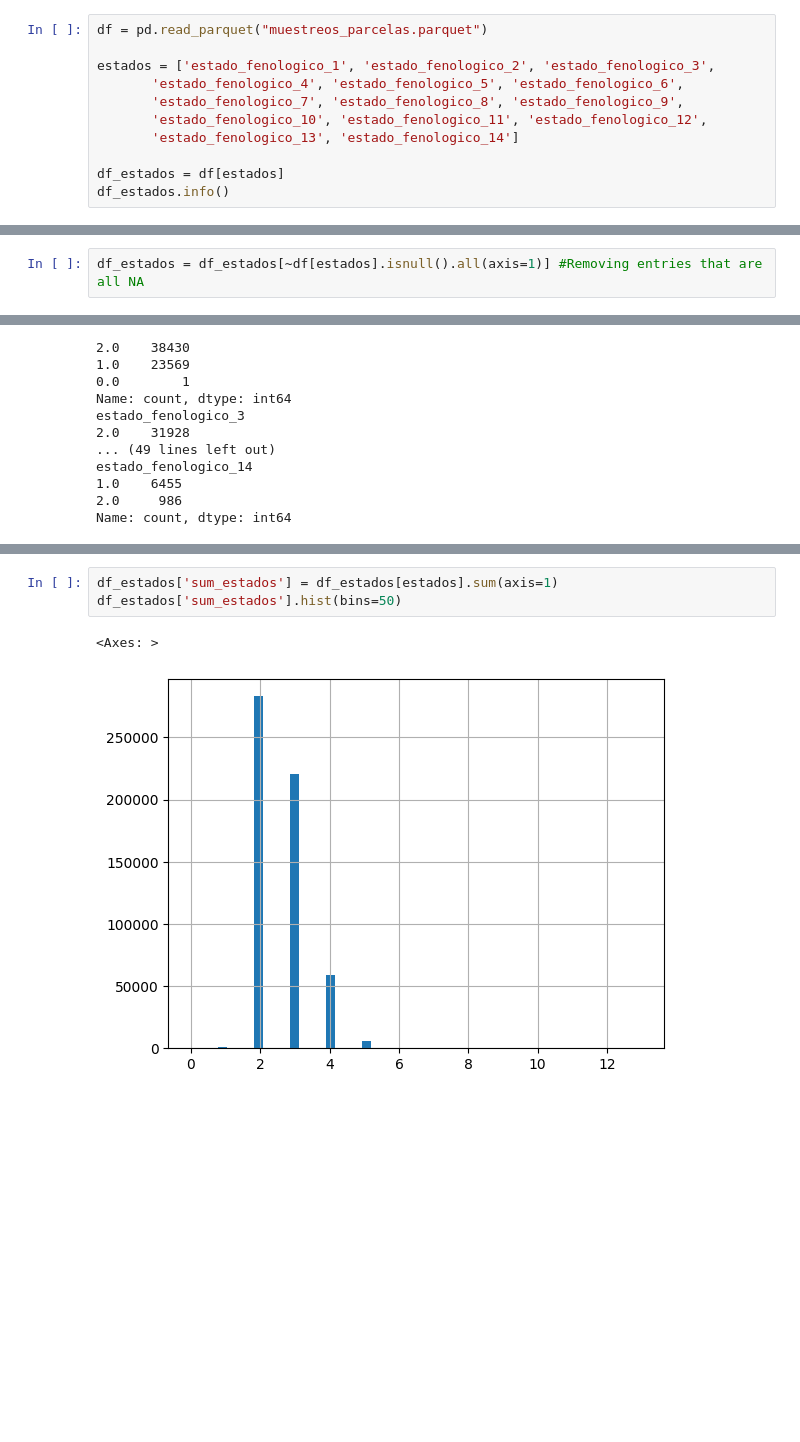
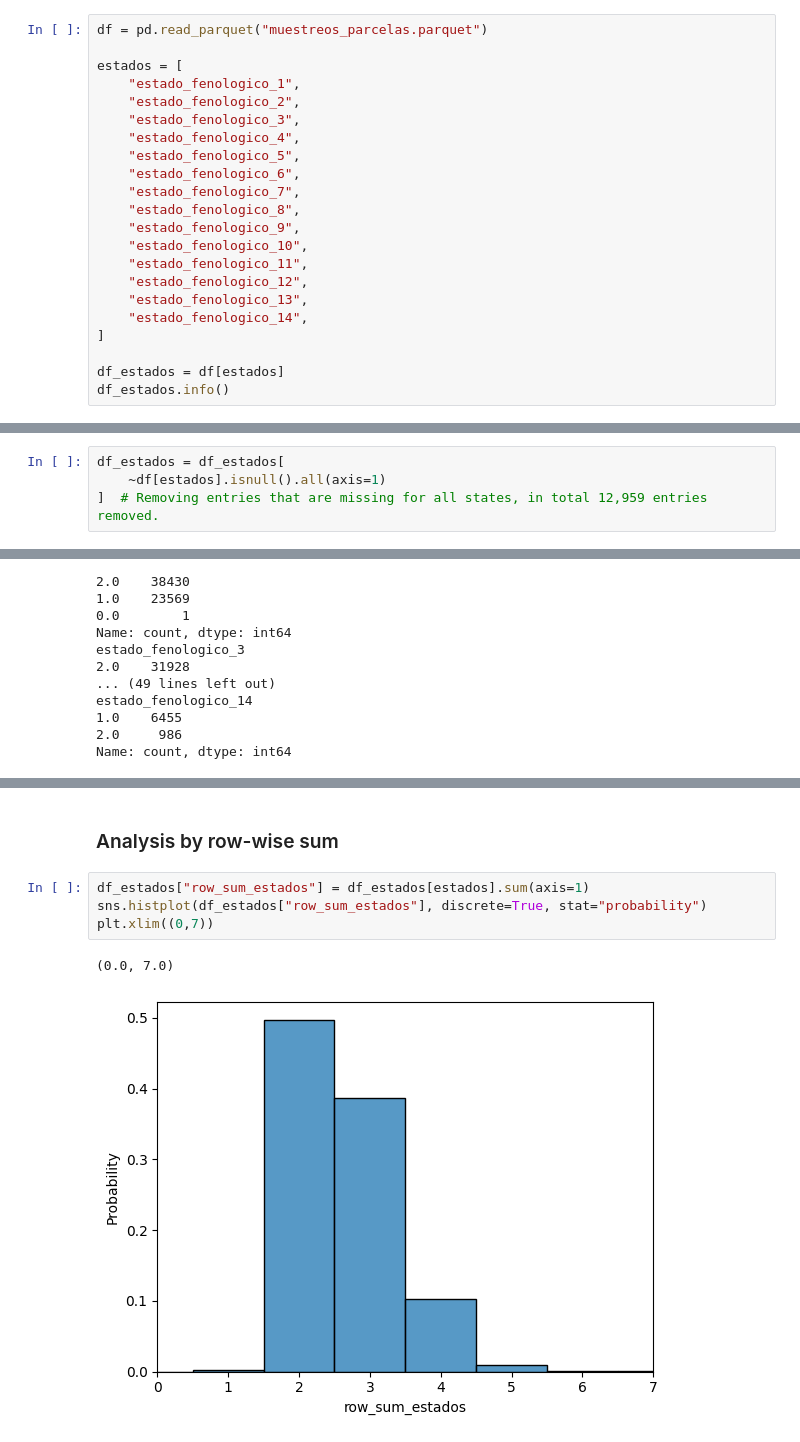
Before and after one commit to Zrive/zrive-ds-4q23-olive, a Jupyter notebook: src/EDA_Parcels/EDA_estados_fenologicos.ipynb, the cells around one changed output, grey strips where cells are left out. Cells and saved outputs as stored; diff of their text form; blank space fills up the shorter version.

Commit message:
New Changes EDA Estados Fenologicos

```diff
--- a/src/EDA_Parcels/EDA_estados_fenologicos.ipynb
+++ b/src/EDA_Parcels/EDA_estados_fenologicos.ipynb
@@ -8,11 +9,22 @@ pd.set_option('display.max_columns', 100)
 # %%
 df = pd.read_parquet("muestreos_parcelas.parquet")
 
-estados = ['estado_fenologico_1', 'estado_fenologico_2', 'estado_fenologico_3',
-       'estado_fenologico_4', 'estado_fenologico_5', 'estado_fenologico_6',
-       'estado_fenologico_7', 'estado_fenologico_8', 'estado_fenologico_9',
-       'estado_fenologico_10', 'estado_fenologico_11', 'estado_fenologico_12',
-       'estado_fenologico_13', 'estado_fenologico_14']
+estados = [
+    "estado_fenologico_1",
+    "estado_fenologico_2",
+    "estado_fenologico_3",
+    "estado_fenologico_4",
+    "estado_fenologico_5",
+    "estado_fenologico_6",
+    "estado_fenologico_7",
+    "estado_fenologico_8",
+    "estado_fenologico_9",
+    "estado_fenologico_10",
+    "estado_fenologico_11",
+    "estado_fenologico_12",
+    "estado_fenologico_13",
+    "estado_fenologico_14",
+]
 
 df_estados = df[estados]
 df_estados.info()
@@ -55,4 +67,6 @@ df_missing_values_estados.sort_values(by='Missing Percentage', ascending=False)
 | estado_fenologico_9 | 0.812301 |
 | estado_fenologico_10 | 0.581245 |
 # %%
-df_estados = df_estados[~df[estados].isnull().all(axis=1)] #Removing entries that are all NA
+df_estados = df_estados[
+    ~df[estados].isnull().all(axis=1)
+]  # Removing entries that are missing for all states, in total 12,959 entries removed.
@@ -128,6 +153,9 @@ Name: count, dtype: int64
+# %% [markdown]
+### Analysis by row-wise sum
 # %%
-df_estados['sum_estados'] = df_estados[estados].sum(axis=1)
-df_estados['sum_estados'].hist(bins=50)
+df_estados["row_sum_estados"] = df_estados[estados].sum(axis=1)
+sns.histplot(df_estados["row_sum_estados"], discrete=True, stat="probability")
+plt.xlim((0,7))
 # %% [output]
-<Axes: >
+(0.0, 7.0)
-[figure, old version]
+[figure, new version]
```
Also changed, not shown: parts of 21 cells of this notebook.
